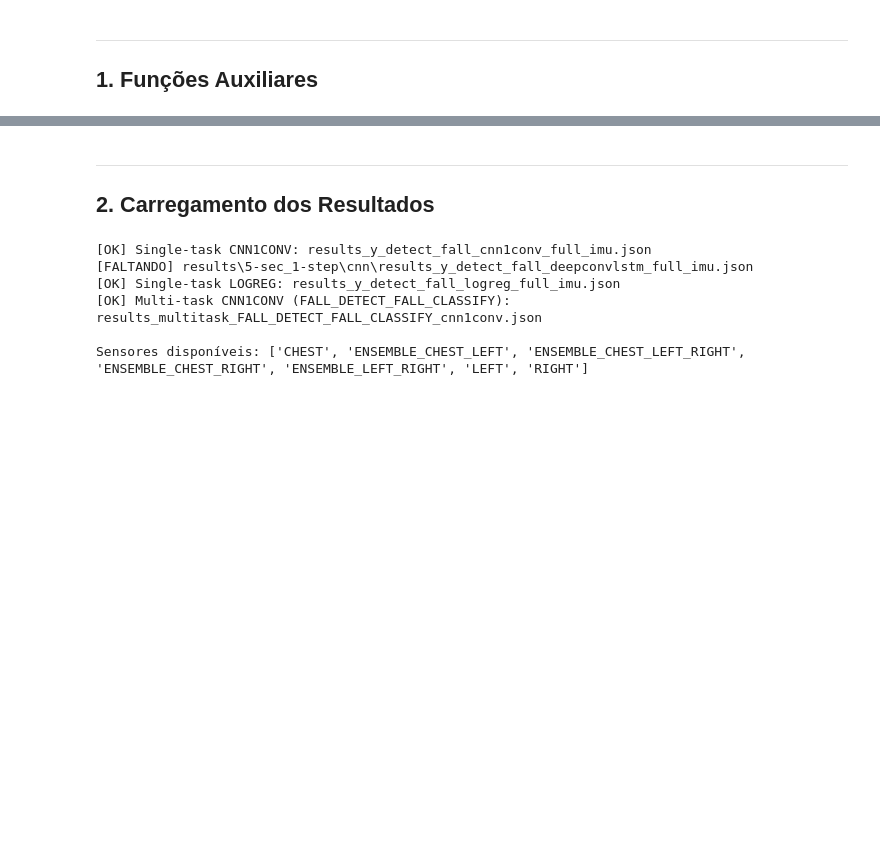
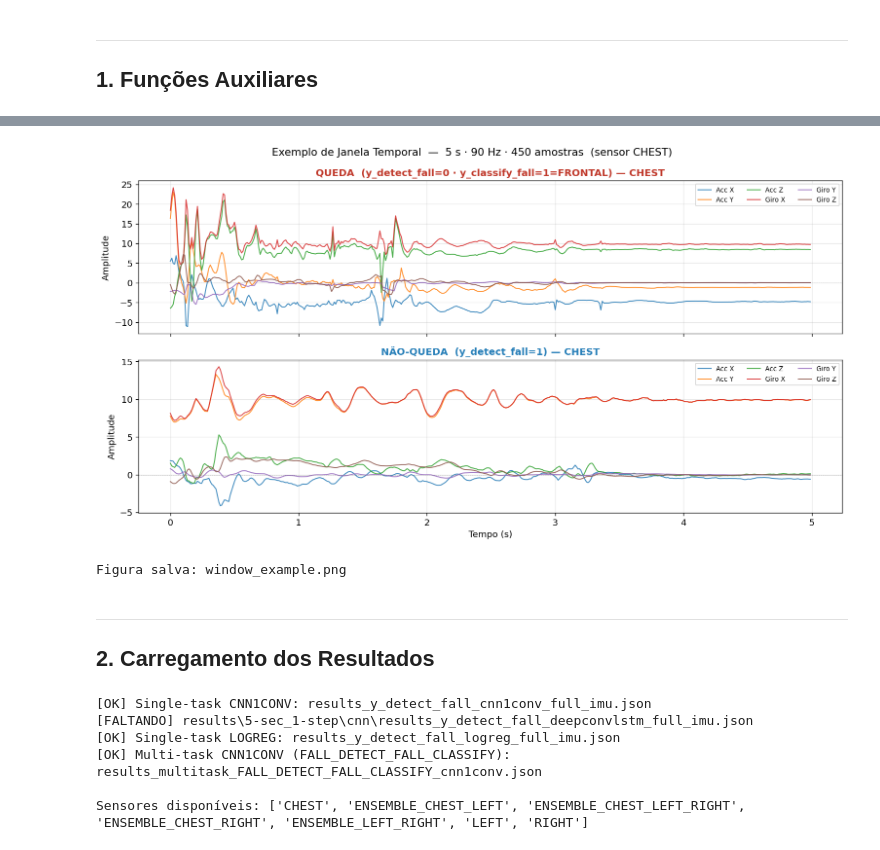
Before and after one commit to leoy100/Aprendizado-de-Maquina-T3-TEMA-2, a Jupyter notebook: analise_resultados.ipynb, the cells around one changed output, grey strips where cells are left out. Saved outputs shown, nothing was run; the diff lists cells and outputs as text; code cells hidden in the pictures; blank space fills up the shorter version.

```diff
--- a/analise_resultados.ipynb
+++ b/analise_resultados.ipynb
@@ -183,3 +327,59 @@ def plot_confusion_matrix(cm, labels, title, ax=None, normalize=True):
+# %%
+# Visualiza uma janela de queda e uma janela de não-queda lado a lado
+if WINDOWED_DIR.exists() and "X_chest" in loaded_arrays and "y_detect_fall" in loaded_arrays:
+    X   = loaded_arrays["X_chest"]
+    y   = loaded_arrays["y_detect_fall"]
+    yfc = loaded_arrays.get("y_classify_fall", np.full(len(y), -1))
+
+    fall_indices  = np.where(y == 0)[0]
+    nfall_indices = np.where(y == 1)[0]
+
+    fall_idx  = fall_indices[len(fall_indices) // 2]   # exemplo central
+    nfall_idx = nfall_indices[len(nfall_indices) // 3]
+
+    CHANNEL_NAMES = ["Acc X", "Acc Y", "Acc Z", "Giro X", "Giro Y", "Giro Z"]
+    t = np.arange(X.shape[1]) / 90  # eixo de tempo em segundos
+    colors = plt.cm.tab10.colors
+
+    fall_type_name = {0: "BACKWARD", 1: "FRONTAL", 2: "LAT-LEFT", 3: "LAT-RIGHT"}
+    fc_label = fall_type_name.get(int(yfc[fall_idx]), "?") if yfc[fall_idx] >= 0 else "?"
+
+    fig, axes = plt.subplots(2, 1, figsize=(13, 7), sharex=True)
+
+    for i, ch in enumerate(CHANNEL_NAMES):
+        axes[0].plot(t, X[fall_idx,  :, i], color=colors[i], label=ch,
+                     alpha=0.85, linewidth=1.2)
+        axes[1].plot(t, X[nfall_idx, :, i], color=colors[i], label=ch,
+                     alpha=0.85, linewidth=1.2)
+
+    axes[0].set_title(
+        f"QUEDA  (y_detect_fall=0 · y_classify_fall={int(yfc[fall_idx])}={fc_label}) — CHEST",
+        fontweight="bold", color="#c0392b",
+    )
+    axes[1].set_title("NÃO-QUEDA  (y_detect_fall=1) — CHEST",
+                      fontweight="bold", color="#2980b9")
+
+    for ax in axes:
+        ax.set_ylabel("Amplitude")
+        ax.legend(loc="upper right", ncol=3, fontsize=8)
+        ax.axhline(0, color="gray", linewidth=0.5, linestyle="--")
+        ax.grid(alpha=0.3)
+
+    axes[1].set_xlabel("Tempo (s)")
+
+    plt.suptitle(
+        "Exemplo de Janela Temporal  —  5 s · 90 Hz · 450 amostras  (sensor CHEST)",
+        fontsize=13,
+    )
+    plt.tight_layout()
+    plt.savefig("window_example.png", bbox_inches="tight", dpi=150)
+    plt.show()
+    print("Figura salva: window_example.png")
+else:
+    print("Arrays não carregados. Execute a célula anterior primeiro.")
+# %% [output]
+[figure, added]
+Figura salva: window_example.png
 # %% [markdown]
 ---
 ## 2. Carregamento dos Resultados
```
Also changed, not shown: parts of 13 cells of this notebook, 1 other file.
